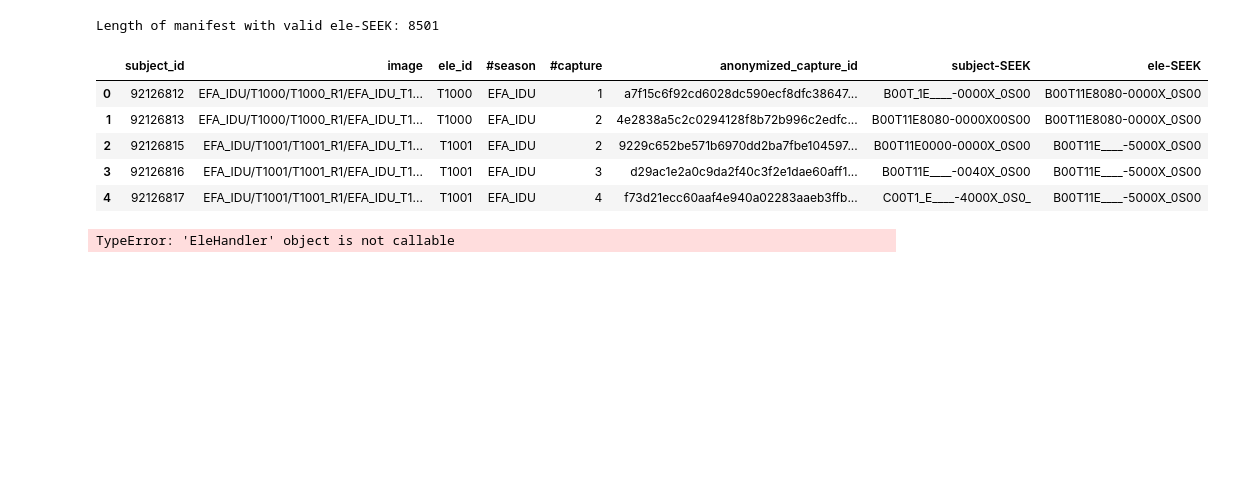
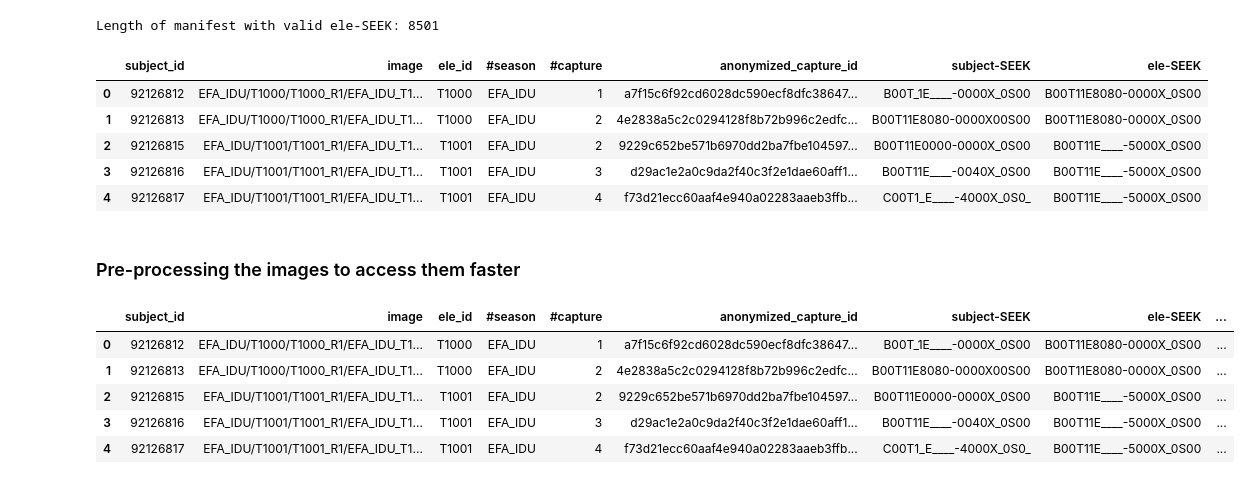
Before and after one commit to AntoineSalaun/Interpretable-and-Editable-Elephant-ReID, a Jupyter notebook: data_processing/ele_data_handler.ipynb, the cells around one changed output. Saved outputs shown, nothing was run; the diff lists cells and outputs as text; code cells hidden in the pictures; blank space fills up the shorter version.

```diff
--- a/data_processing/ele_data_handler.ipynb
+++ b/data_processing/ele_data_handler.ipynb
@@ -23,6 +23,8 @@ subject_SEEK_code_dir = root / Path('data_processing/data/out_apr2/SEEK_codes_.c
 
 # Path to which you export the data dictionary
 output_path = root / Path('data_processing/data/out_apr2/image_dictonary.csv')
+
+processed_dir = root / Path('preprocessed_images')
 # %% [markdown]
 ### The dataset directory is organised as such
 
@@ -198,14 +200,56 @@ Length of manifest with valid ele-SEEK: 8501
 | 2 | 92126815 | EFA_IDU/T1001/T1001_R1/EFA_IDU_T1... | T1001 | EFA_IDU | 2 | 9229c652be571b6970dd2ba7fbe104597... | B00T11E0000-0000X_0S00 | B00T11E____-5000X_0S00 |
 | 3 | 92126816 | EFA_IDU/T1001/T1001_R1/EFA_IDU_T1... | T1001 | EFA_IDU | 3 | d29ac1e2a0c9da2f40c3f2e1dae60aff1... | B00T11E____-0040X_0S00 | B00T11E____-5000X_0S00 |
 | 4 | 92126817 | EFA_IDU/T1001/T1001_R1/EFA_IDU_T1... | T1001 | EFA_IDU | 4 | f73d21ecc60aaf4e940a02283aaeb3ffb... | C00T1_E____-4000X_0S0_ | B00T11E____-5000X_0S00 |
-# %%
-import random
-
-dataset_dir = Path('/archive/vision/beery/animal_reid/datasets/elephants_zooniverse')
-EleHandler = EleHandler(dataset_dir)
-# Select a random index
-random_idx = random.randint(0, len(EleHandler) - 1)
-EleHandler.print_image(random_idx)
-EleHandler.print_image(0)
-# %% [output]
-TypeError: 'EleHandler' object is not callable
+# %% [markdown]
+### Pre-processing the images to access them faster
+# %%
+from pathlib import Path
+from PIL import Image
+import torchvision.transforms as transforms
+import pandas as pd  # Ensure pandas is imported if not already
+from tqdm import tqdm  # Import tqdm for progress tracking
+
+# Define the export directory for pre-processed images
+processed_dir = Path(processed_dir)  # Ensure processed_dir is a Path object
+processed_dir.mkdir(parents=True, exist_ok=True)
+
+# Define the transformation
+transform = transforms.Compose([
+    transforms.Resize([224, 224]),
+    transforms.ToTensor(),
+    transforms.Normalize(mean=(0.485, 0.456, 0.406), std=(0.229, 0.224, 0.225))
+])
+
+# Function to preprocess and save the image
+def preprocess_and_save(image_path, processed_dir, transform):
+
+    #image_path = image_path.with_suffix('.jpg')
+
+    image = Image.open(image_path).convert('RGB')
+    image = transform(image)
+
+
+    # Construct the export path and ensure a .jpg extension
+    relative_path = Path(*image_path.parts[-4:])  # Take the last four parts of the path
+    export_path = processed_dir / Path( image_path).parts[-4] / Path( image_path).parts[-3] / Path( image_path).parts[-1] # Save with .jpg extension
+
+    export_path.parent.mkdir(parents=True, exist_ok=True)  # Create directories if they do not exist
+    transforms.ToPILImage()(image).save(export_path, format="JPEG")  # Ensure image is saved as JPEG
+    return export_path
+
+# Add a column with the path to the pre-processed image, tracking progress with tqdm
+tqdm.pandas(desc="Processing Images")
+manifest_with_seek['preprocessed_image_path'] = manifest_with_seek['image'].progress_apply(
+    lambda img_path: preprocess_and_save(dataset_dir / 'images' / img_path, processed_dir, transform)
+)
+
+# Save the DataFrame to CSV
+manifest_with_seek.to_csv(output_path, index=False)
+manifest_with_seek.head()
+# %% [output]
+|  | subject_id | image | ele_id | #season | #capture | anonymized_capture_id | subject-SEEK | ele-SEEK | ... |
+| 0 | 92126812 | EFA_IDU/T1000/T1000_R1/EFA_IDU_T1... | T1000 | EFA_IDU | 1 | a7f15c6f92cd6028dc590ecf8dfc38647... | B00T_1E____-0000X_0S00 | B00T11E8080-0000X_0S00 | ... |
+| 1 | 92126813 | EFA_IDU/T1000/T1000_R1/EFA_IDU_T1... | T1000 | EFA_IDU | 2 | 4e2838a5c2c0294128f8b72b996c2edfc... | B00T11E8080-0000X00S00 | B00T11E8080-0000X_0S00 | ... |
+| 2 | 92126815 | EFA_IDU/T1001/T1001_R1/EFA_IDU_T1... | T1001 | EFA_IDU | 2 | 9229c652be571b6970dd2ba7fbe104597... | B00T11E0000-0000X_0S00 | B00T11E____-5000X_0S00 | ... |
+| 3 | 92126816 | EFA_IDU/T1001/T1001_R1/EFA_IDU_T1... | T1001 | EFA_IDU | 3 | d29ac1e2a0c9da2f40c3f2e1dae60aff1... | B00T11E____-0040X_0S00 | B00T11E____-5000X_0S00 | ... |
+| 4 | 92126817 | EFA_IDU/T1001/T1001_R1/EFA_IDU_T1... | T1001 | EFA_IDU | 4 | f73d21ecc60aaf4e940a02283aaeb3ffb... | C00T1_E____-4000X_0S0_ | B00T11E____-5000X_0S00 | ... |
```
Also changed, not shown: parts of 2 cells of this notebook, 4 other files.
